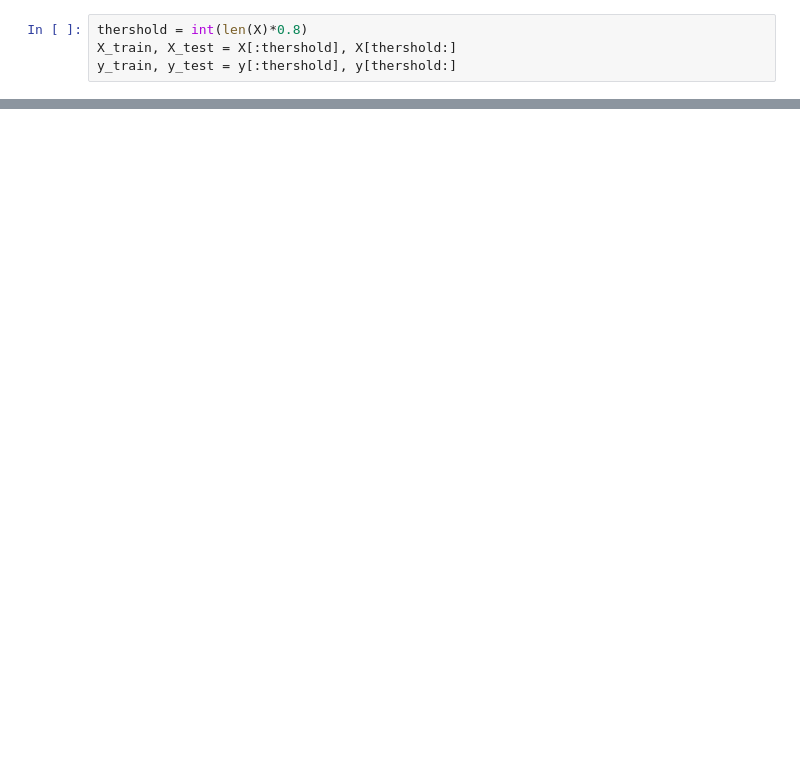
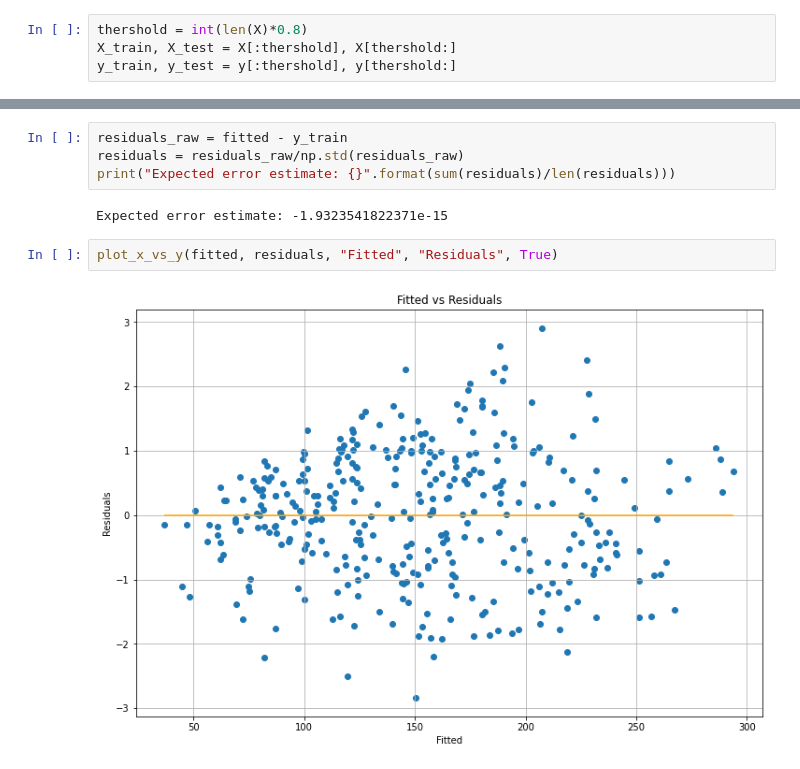
Before and after one commit to datali-ch/fantasticfeatures, a Jupyter notebook: main.ipynb, the cells around one changed output, grey strips where cells are left out. Drawn from its saved outputs; the diff is of its cells as text; blank space fills up the shorter version.

```diff
--- a/main.ipynb
+++ b/main.ipynb
@@ -182,0 +161,10 @@ plt.title('Correlation Matrix', fontsize=16);
+# %%
+residuals_raw = fitted - y_train
+residuals = residuals_raw/np.std(residuals_raw)
+print("Expected error estimate: {}".format(sum(residuals)/len(residuals)))
+# %% [output]
+Expected error estimate: -1.9323541822371e-15
+# %%
+plot_x_vs_y(fitted, residuals, "Fitted", "Residuals", True)
+# %% [output]
+[figure, added]
```
Also changed, not shown: parts of 67 cells of this notebook.
